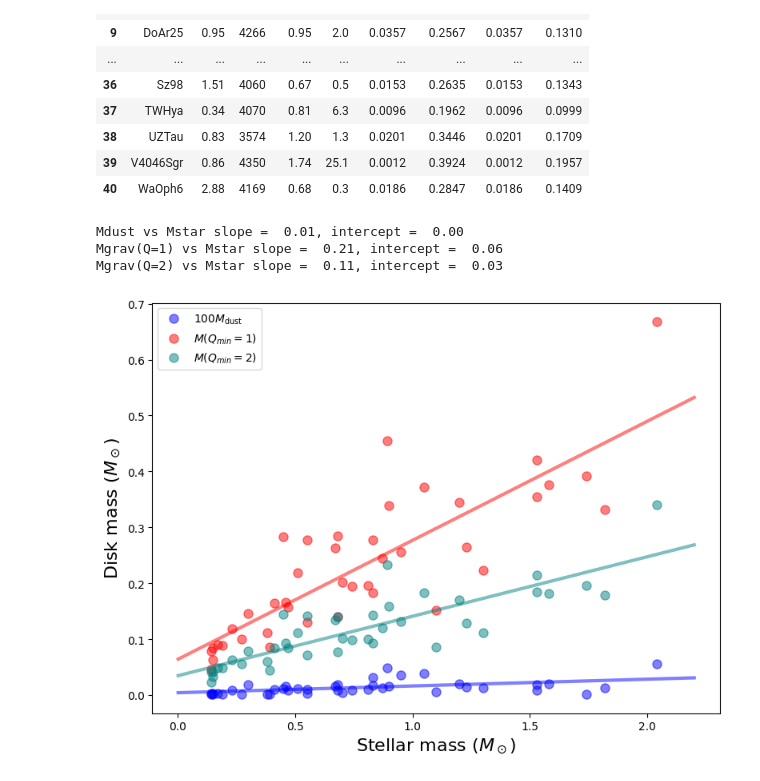
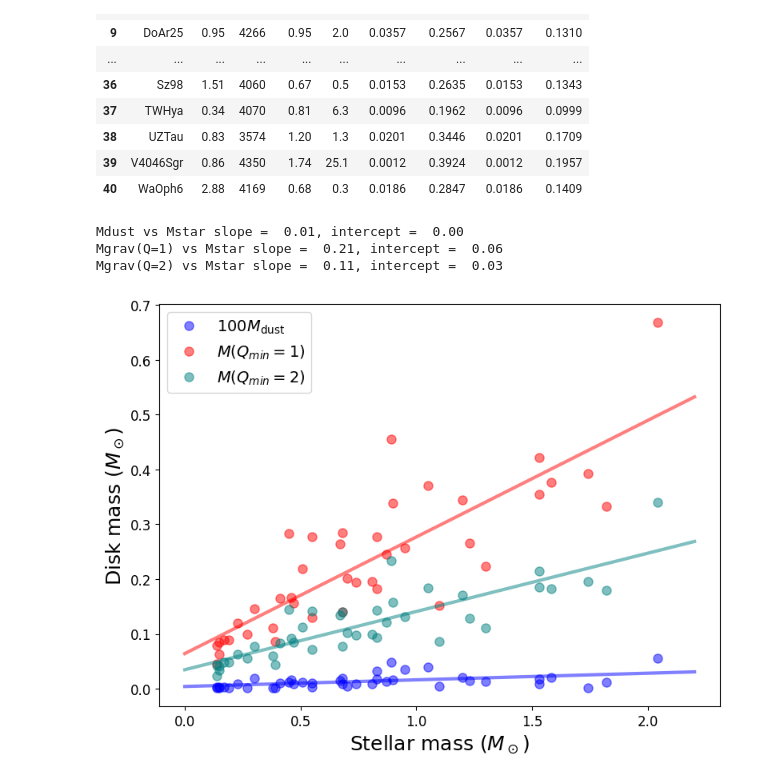
Before and after one commit to interstellarmedium/dust_drift, a Jupyter notebook: plot_mass.ipynb, the cells around one changed output. Drawn from its saved outputs; the diff is of its cells as text; code cells hidden in the pictures.

Commit message:
fontsize changes

```diff
--- a/plot_mass.ipynb
+++ b/plot_mass.ipynb
@@ -49,34 +49,36 @@ fig = plt.figure(figsize=(8,6))
 ax = fig.add_subplot(111)
 
 x = df_merge['Mstar']
 y = df_merge['M_min1']
 z1 = df_merge['M_max1']
 z2 = df_merge['M_max2']
 
 # y = a + bx
 lmin = linregress(x, y)
 lmax1 = linregress(x, z1)
 lmax2 = linregress(x, z2)
 xline = np.array([0.001, 2.2])
 
 ax.plot(x, y, 'bo', alpha=0.5, ms=8, label=r'$100M_{\rm dust}$')
 ax.plot(xline, lmin.intercept + lmin.slope * xline, 'b', alpha=0.5, lw=3)
 ax.plot(x, z1, 'ro', alpha=0.5, ms=8, label=r'$M(Q_{min}=1)$')
 ax.plot(xline, lmax1.intercept + lmax1.slope * xline, 'r', alpha=0.5, lw=3)
 ax.plot(x, z2, 'o', color='teal', alpha=0.5, ms=8, label=r'$M(Q_{min}=2)$')
 ax.plot(xline, lmax2.intercept + lmax2.slope * xline, 'teal', alpha=0.5, lw=3)
-ax.legend()
-ax.set_xlabel(r"Stellar mass ($M_\odot$)", fontsize=16)
-ax.set_ylabel(r"Disk mass ($M_\odot$)", fontsize=16)
+ax.set_xlabel(r"Stellar mass ($M_\odot$)", fontsize=18)
+ax.set_ylabel(r"Disk mass ($M_\odot$)", fontsize=18)
+plt.xticks(fontsize=12)
+plt.yticks(fontsize=12)
+ax.legend(fontsize=14)
 
 print(f"Mdust vs Mstar slope = {lmin.slope:5.2f}, intercept = {lmin.intercept:5.2f}")
 print(f"Mgrav(Q=1) vs Mstar slope = {lmax1.slope:5.2f}, intercept = {lmax1.intercept:5.2f}")
 print(f"Mgrav(Q=2) vs Mstar slope = {lmax2.slope:5.2f}, intercept = {lmax2.intercept:5.2f}")
 
 fig.tight_layout()
 fig.savefig('mass.pdf')
 # %% [output]
 Mdust vs Mstar slope =  0.01, intercept =  0.00
 Mgrav(Q=1) vs Mstar slope =  0.21, intercept =  0.06
 Mgrav(Q=2) vs Mstar slope =  0.11, intercept =  0.03
-[figure, old version]
+[figure, new version]
```
Also changed, not shown: 4 other files.
